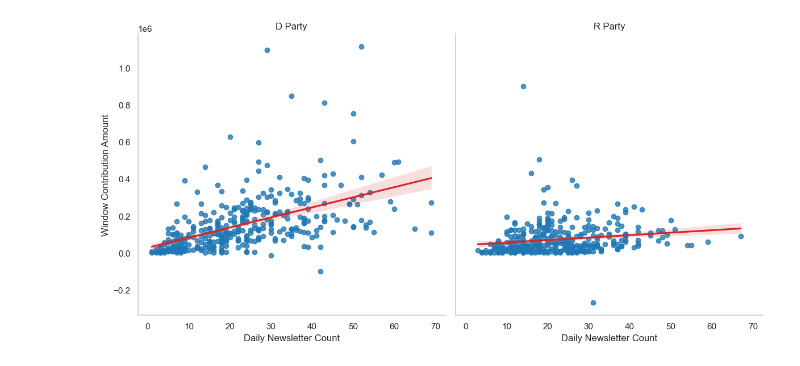
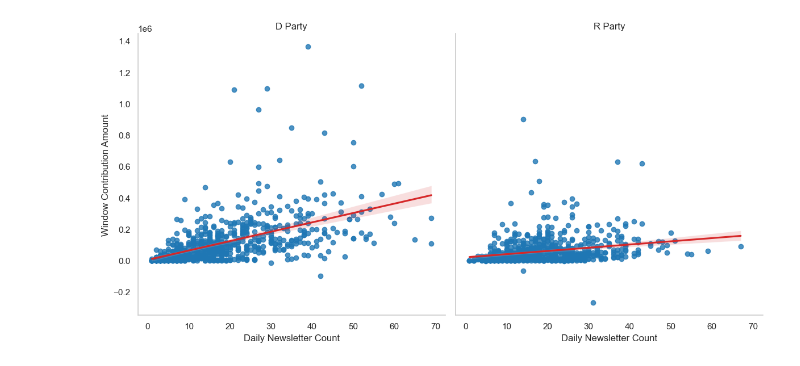
Before and after one commit to marobinette/cfd-project-ds1, a Jupyter notebook: notebooks/Matched_Politicians_EDA.ipynb, the cells around one changed output. Saved outputs shown, nothing was run; the diff lists cells and outputs as text; code cells hidden in the pictures.

```diff
--- a/notebooks/Matched_Politicians_EDA.ipynb
+++ b/notebooks/Matched_Politicians_EDA.ipynb
@@ -22,9 +27,12 @@ joined_all_df = pd.read_csv(
     # names = column_names
 )
 
-# Limit to the date range we want
-joined_all_df["dc_date"] = pd.to_datetime(joined_all_df["dc_date"])
-joined_all_df = joined_all_df[joined_all_df["dc_date"].between("2019-11-03","2020-11-02")]
+# Create a binary column to show whether fundraising terms appear in the newsletter
+joined_all_df["fundraising_terms_used"] = joined_all_df["fundraising_terms_sum"] > 0
+
+# create a contribution year column
+joined_all_df["contrib_date"] = pd.to_datetime(joined_all_df["contrib_date"], errors="coerce")
+joined_all_df["contrib_year"] = joined_all_df["contrib_date"].dt.year
 
 print(len(joined_all_df))
 joined_all_df.head()
@@ -130,0 +151,27 @@ cand_contribs_df.head()
+# %%
+# Create a version of the joined all dataframe with only D & R records
+# and setting all score columns to 0 if date is NA
+
+# Print original number of rows
+print(len(joined_all_df))
+
+# Ensure date and numeric fields are usable
+joined_all_df["dc_date"] = pd.to_datetime(joined_all_df["dc_date"], errors="coerce")
+joined_all_df["contrib_date"] = pd.to_datetime(joined_all_df["contrib_date"], errors="coerce")
+
+# Pull only D and R records
+joined_score_df = joined_all_df[joined_all_df["dc_party"].isin(["D", "R"])].copy()
+
+# Ensure score columns are numeric
+score_cols = ["month_daily_amount_score", "avg_daily_fp_amount_score", "avg_daily_td_amount_score"]
+for col in score_cols:
+    joined_score_df[col] = pd.to_numeric(joined_score_df[col], errors="coerce")
+
+# Set score columns to 0 where dc_date is NaT or NaN
+mask_no_date = joined_score_df["dc_date"].isna()
+joined_score_df.loc[mask_no_date, score_cols] = 0
+
+# Remove rows where contrib_date is NaN (if still needed)
+# joined_score_df = joined_score_df[joined_score_df["contrib_date"].notna()].copy()
+
+print(len(joined_score_df))
@@ -388,42 +826,44 @@ plt.show()
 # %%
+# Scatterplots of raw newsletter counts and window contribution amounts by party
+
 # Make sure dates are datetime
 joined_all_df["dc_date"] = pd.to_datetime(joined_all_df["dc_date"])
 
 # Filter dataframe
-joined_date_filter_df = joined_all_df[joined_all_df["dc_date"].between("2019-11-03", "2020-11-02")]
-joined_date_filter_df = joined_date_filter_df[joined_date_filter_df["dc_party"].isin(["D", "R"])]
+# joined_date_filter_df = joined_all_df[joined_all_df["dc_date"].between("2019-11-03", "2020-11-02")]
+joined_date_filter_df = joined_all_df[joined_all_df["dc_party"].isin(["D", "R"])]
 
 # Group by day and party
 daily_party_df = (
     joined_date_filter_df
     .groupby(["dc_date", "dc_party"], as_index=False)
     .agg({
         "newsletter_count": "sum",
         "window_contrib_amount": "sum"
     })
     .sort_values(["dc_party", "dc_date"])
 )
 
 # Create FacetGrid for party
 g = sns.FacetGrid(daily_party_df, col="dc_party", height=6, aspect=1)
 g.map_dataframe(
     sns.regplot,
     x="newsletter_count",
     y="window_contrib_amount",
     scatter_kws={"color": "tab:blue"},
     line_kws={"color": "tab:red"}
 )
 
 # Add titles and labels
 g.set_axis_labels("Daily Newsletter Count", "Window Contribution Amount")
 g.set_titles(col_template="{col_name} Party")
 
 # Optional: remove gridlines
 for ax in g.axes.flat:
     ax.grid(False)
 
 plt.tight_layout()
 plt.show()
 # %% [output]
-[figure, old version]
+[figure, new version]
 # %%
```
Also changed, not shown: parts of 36 cells of this notebook, 8 other files.
